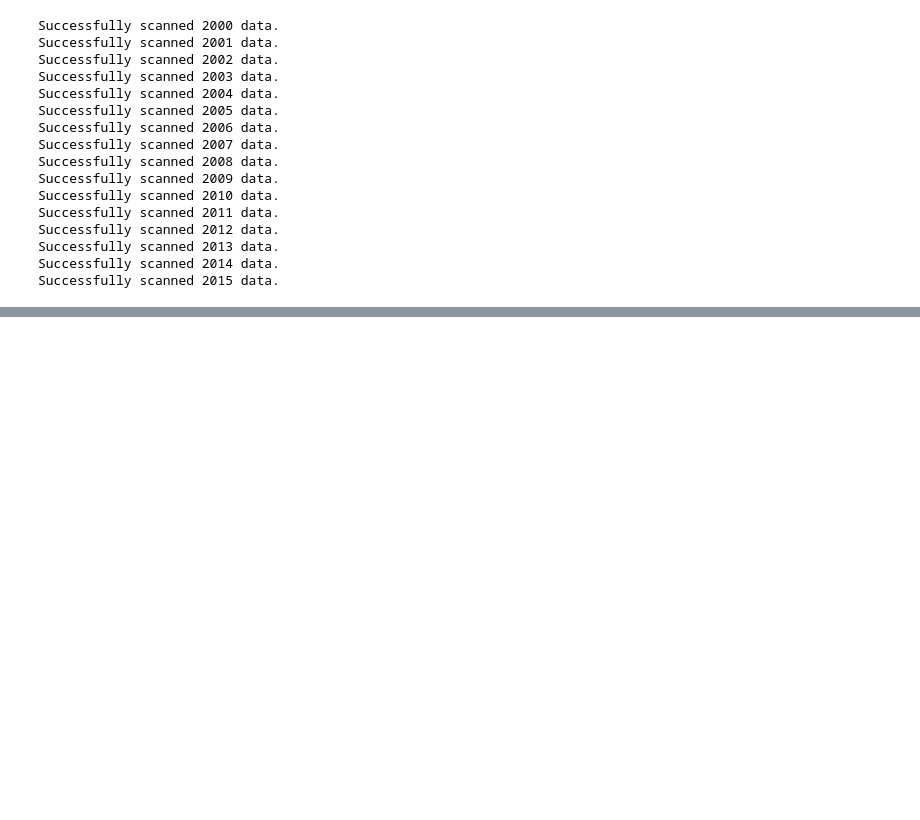
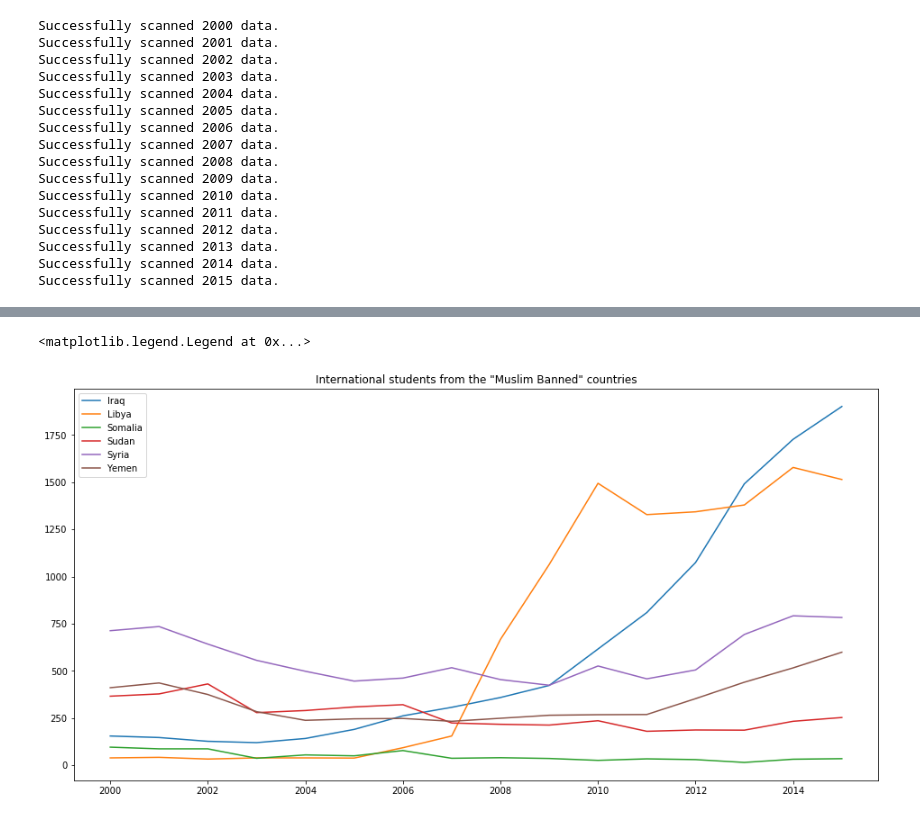
Before and after one commit to graphicsdesk/international-students, a Jupyter notebook: notebooks/international-students.ipynb, the cells around one changed output, grey strips where cells are left out. Cells and saved outputs as stored; diff of their text form; code cells hidden in the pictures; blank space fills up the shorter version.

```diff
--- a/notebooks/international-students.ipynb
+++ b/notebooks/international-students.ipynb
@@ -50,0 +60,14 @@ Successfully scanned 2015 data.
+# %%
+plt.figure(figsize=(16, 8))
+plt.title('International students from the "Muslim Banned" countries')
+
+countries = ['Iraq', 'Libya', 'Somalia', 'Sudan', 'Syria', 'Yemen']
+for c in countries:
+    plt.plot(years, [int(df.loc[c].iloc[0]) for df in data], label=c)
+
+plt.legend()
+
+# add recent data
+# %% [output]
+<matplotlib.legend.Legend at 0x...>
+[figure, added]
```
Also changed, not shown: parts of 2 cells of this notebook, 1 other file.
